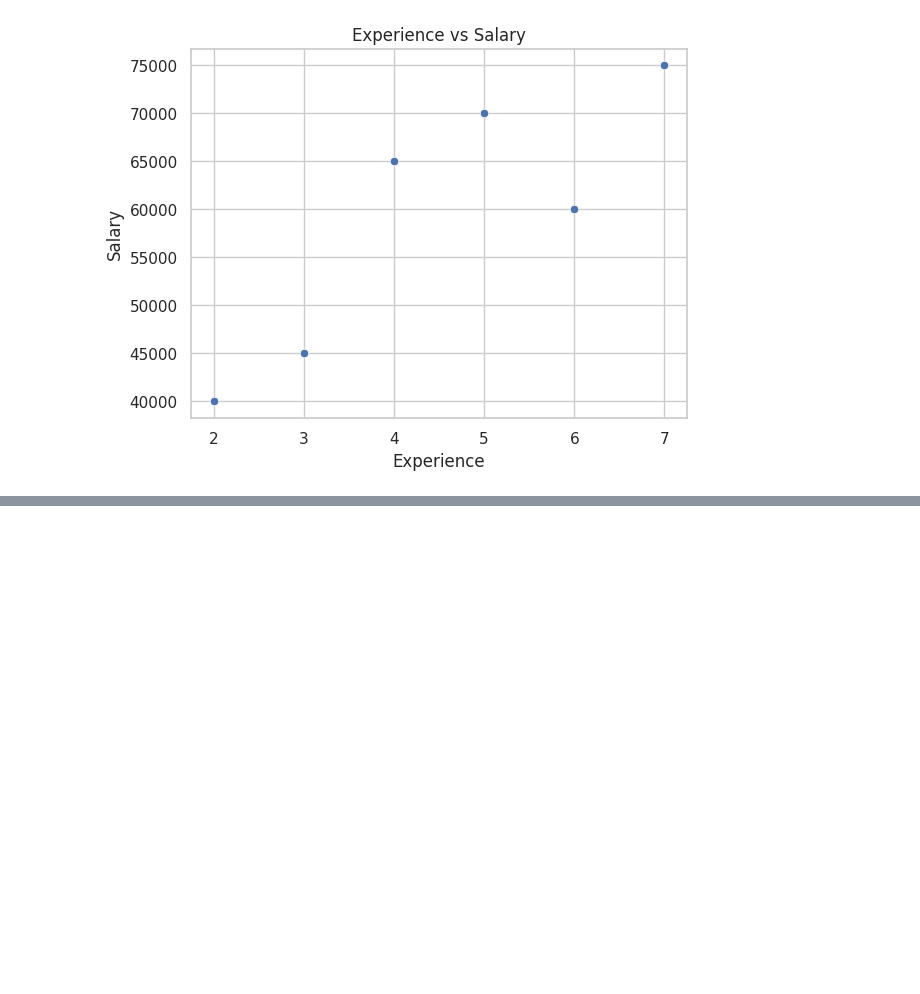
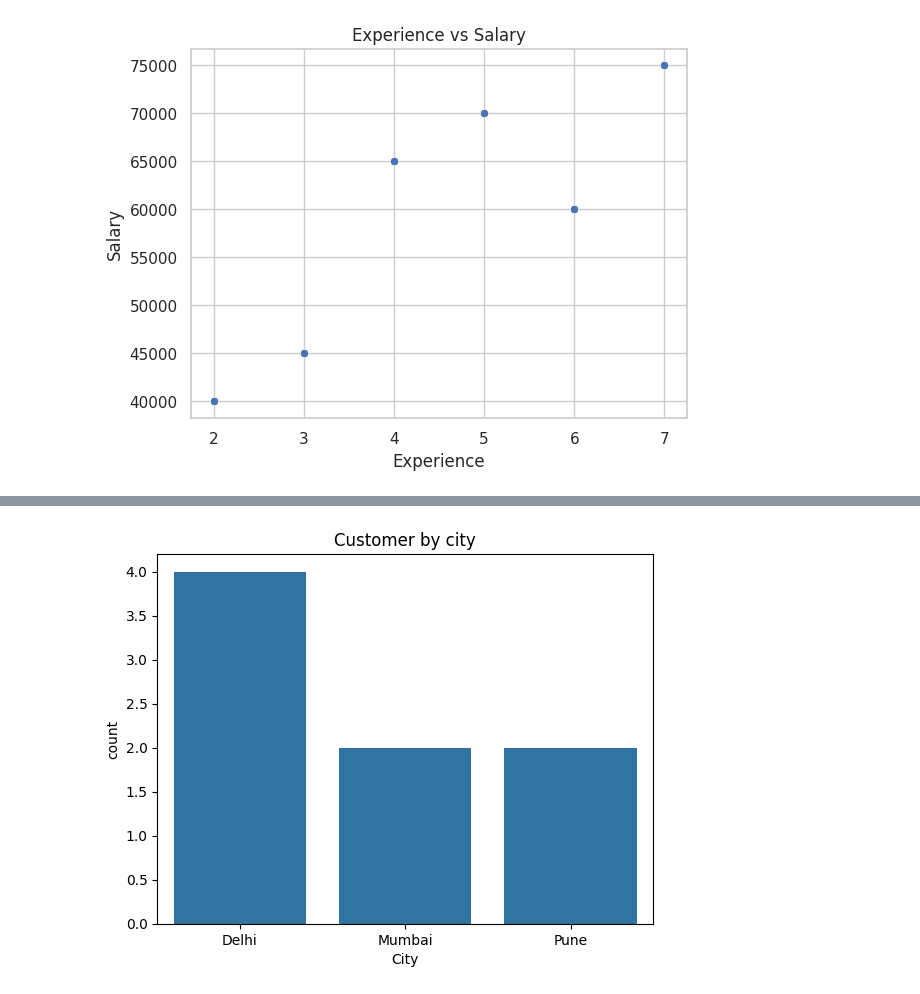
Before and after one commit to Prashantkumartalan43/Exercise, a Jupyter notebook: python_basics_week4.ipynb, the cells around one changed output, grey strips where cells are left out. Drawn from its saved outputs; the diff is of its cells as text; code cells hidden in the pictures; blank space fills up the shorter version.

```diff
--- a/python_basics_week4.ipynb
+++ b/python_basics_week4.ipynb
@@ -436,0 +537,6 @@ plt.show()
+# %%
+sns.countplot(data=df, x="City")
+plt.title("Customer by city")
+plt.show()
+# %% [output]
+[figure, added]
```
Also changed, not shown: parts of 13 cells of this notebook.
